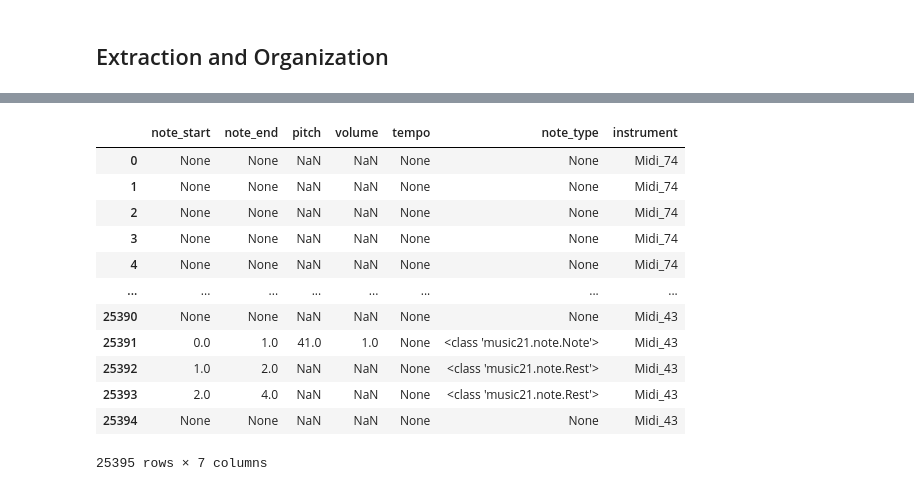
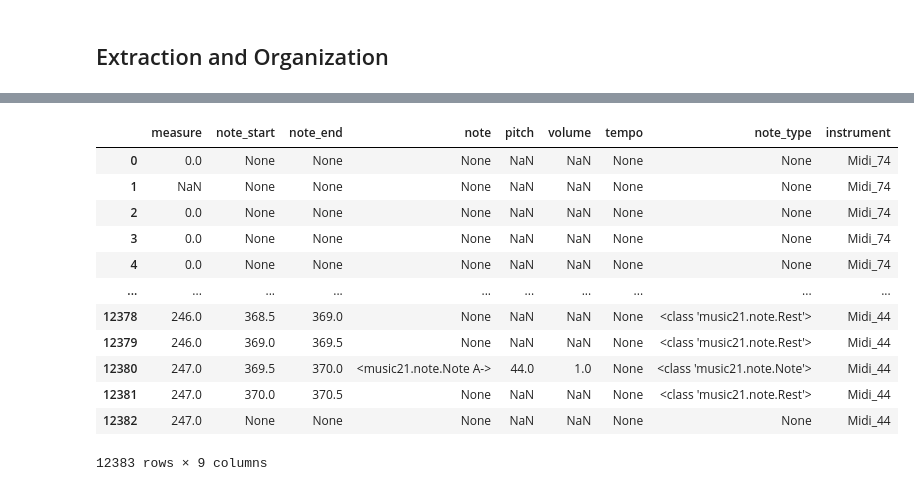
Before and after one commit to taylorakin17/music-visualizer, a Jupyter notebook: src/visualization.ipynb, the cells around one changed output, grey strips where cells are left out. Cells and saved outputs as stored; diff of their text form; code cells hidden in the pictures.

```diff
--- a/src/visualization.ipynb
+++ b/src/visualization.ipynb
@@ -20,7 +21,7 @@ import pandas as pd
 # %% [markdown]
 ### Parse MusicXML File
 # %%
-score = music21.converter.parse("../music/xml/musicalion/beethoven_egmont.musicxml")
+score = music21.converter.parse("../music/xml/musicalion/beethoven_symphony_5_mvt_2.musicxml")
 # %% [markdown]
 ## Extraction and Organization
 # %%
@@ -33,27 +34,40 @@ for part in score:
     except:
         print(part)
         continue
-    record_in_data_frame = True
-    for element in part.recurse():
+    for element in part.flatten():
+        record_in_data_frame = True
         # define items to be added to the data frame
+        measure = element.measureNumber
         note_start = None
         note_end = None
+        note_obj = None
         pitch = None
         volume = None
         tempo = None
         note_type = None
 
         if isChord(element):
-            for note in element:
-                note_start = note.offset
-                note_end = note.offset + note.quarterLength
-                pitch = note.pitch.ps
-                volume = note.volume.realized
-                tempo = currTempo
-                note_type = type(note)
+            sortedNotes = element.sortAscending()
+            note = sortedNotes[-1]
+            note_start = note.offset
+            note_end = note.offset + note.quarterLength
+            note_obj = note
+            pitch = note.pitch.ps
+            volume = note.volume.realized
+            tempo = currTempo
+            note_type = type(note)
+            # for note in element:
+            #     note_start = note.offset
+            #     note_end = note.offset + note.quarterLength
+            #     note_obj = note
+            #     pitch = note.pitch.ps
+            #     volume = note.volume.realized
+            #     tempo = currTempo
+            #     note_type = type(note)
         elif isNote(element):
             note_start = element.offset
             note_end = element.offset + element.quarterLength
+            note_obj = element
             pitch = element.pitch.ps
             volume = element.volume.realized
             note_type = type(element)
@@ -65,5 +79,5 @@ for part in score:
             note_end = element.offset + element.quarterLength
             note_type = type(element)
         if record_in_data_frame:
-            score_list.append([note_start, note_end, pitch, volume, currTempo, note_type, instrument])
+            score_list.append([measure, note_start, note_end, note_obj, pitch, volume, currTempo, note_type, instrument])
 # %% [output]
@@ -80,17 +90,17 @@ for part in score:
 # %%
-df = pd.DataFrame(score_list, columns=['note_start', 'note_end', 'pitch', 'volume', 'tempo', 'note_type', 'instrument'])
+df = pd.DataFrame(score_list, columns=['measure', 'note_start', 'note_end','note', 'pitch', 'volume', 'tempo', 'note_type', 'instrument'])
 df
 # %% [output]
-|  | note_start | note_end | pitch | volume | tempo | note_type | instrument |
-| 0 | None | None | NaN | NaN | None | None | Midi_74 |
-| 1 | None | None | NaN | NaN | None | None | Midi_74 |
-| 2 | None | None | NaN | NaN | None | None | Midi_74 |
-| 3 | None | None | NaN | NaN | None | None | Midi_74 |
-| 4 | None | None | NaN | NaN | None | None | Midi_74 |
-| ... | ... | ... | ... | ... | ... | ... | ... |
-| 25390 | None | None | NaN | NaN | None | None | Midi_43 |
-| 25391 | 0.0 | 1.0 | 41.0 | 1.0 | None | <class 'music21.note.Note'> | Midi_43 |
-| 25392 | 1.0 | 2.0 | NaN | NaN | None | <class 'music21.note.Rest'> | Midi_43 |
-| 25393 | 2.0 | 4.0 | NaN | NaN | None | <class 'music21.note.Rest'> | Midi_43 |
-| 25394 | None | None | NaN | NaN | None | None | Midi_43 |
+|  | measure | note_start | note_end | note | pitch | volume | tempo | note_type | instrument |
+| 0 | 0.0 | None | None | None | NaN | NaN | None | None | Midi_74 |
+| 1 | NaN | None | None | None | NaN | NaN | None | None | Midi_74 |
+| 2 | 0.0 | None | None | None | NaN | NaN | None | None | Midi_74 |
+| 3 | 0.0 | None | None | None | NaN | NaN | None | None | Midi_74 |
+| 4 | 0.0 | None | None | None | NaN | NaN | None | None | Midi_74 |
+| ... | ... | ... | ... | ... | ... | ... | ... | ... | ... |
+| 12378 | 246.0 | 368.5 | 369.0 | None | NaN | NaN | None | <class 'music21.note.Rest'> | Midi_44 |
+| 12379 | 246.0 | 369.0 | 369.5 | None | NaN | NaN | None | <class 'music21.note.Rest'> | Midi_44 |
+| 12380 | 247.0 | 369.5 | 370.0 | <music21.note.Note A-> | 44.0 | 1.0 | None | <class 'music21.note.Note'> | Midi_44 |
+| 12381 | 247.0 | 370.0 | 370.5 | None | NaN | NaN | None | <class 'music21.note.Rest'> | Midi_44 |
+| 12382 | 247.0 | None | None | None | NaN | NaN | None | None | Midi_44 |
-25395 rows × 7 columns
+12383 rows × 9 columns
```
Also changed, not shown: parts of 7 cells of this notebook.
